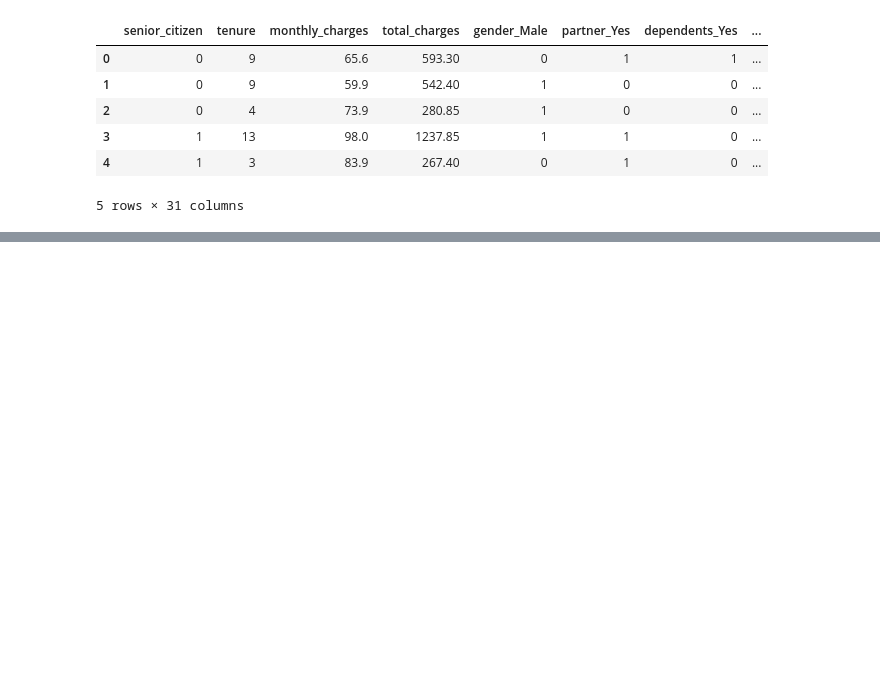
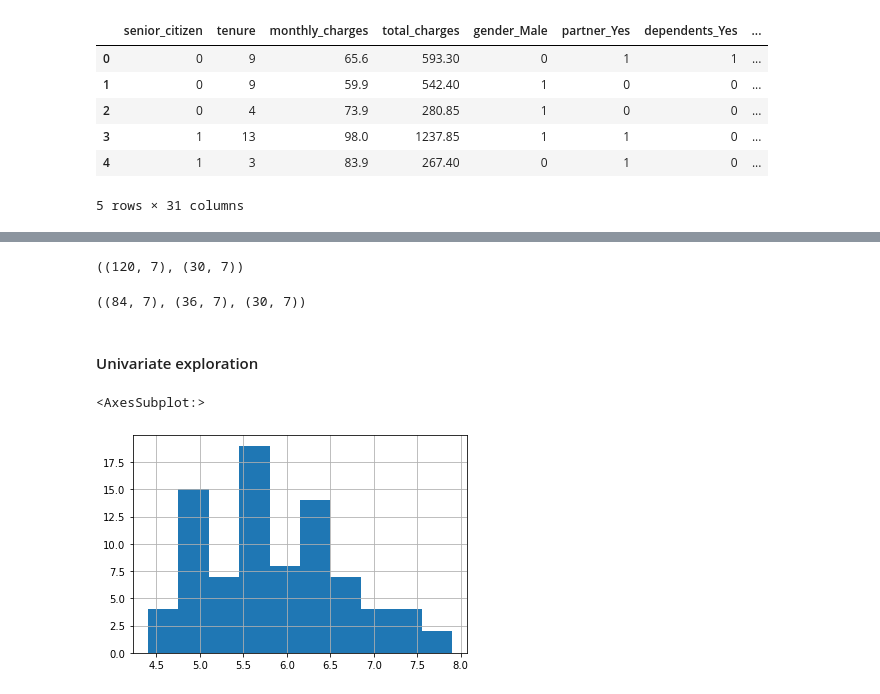
Before and after one commit to NSharick/classification-exercises, a Jupyter notebook: classification_exercises.ipynb, the cells around one changed output, grey strips where cells are left out. Drawn from its saved outputs; the diff is of its cells as text; code cells hidden in the pictures; blank space fills up the shorter version.

```diff
--- a/classification_exercises.ipynb
+++ b/classification_exercises.ipynb
@@ -780,0 +822,4 @@ prep_telco(ddff).head()
+# %%
+#pull the iris dataset
+df = get_iris_data()
+df.head()
@@ -780,0 +834,24 @@ prep_telco(ddff).head()
+# %%
+#split the dataset into train / test
+train, test = train_test_split(df, train_size = 0.8, stratify = df.species_name, random_state=123)
+# %%
+#verify the split
+train.shape, test.shape
+# %% [output]
+((120, 7), (30, 7))
+# %%
+#split the train dataset into train / validate
+train, validate = train_test_split(train, train_size = 0.7, stratify = train.species_name, random_state=123)
+# %%
+#verify the split
+train.shape, validate.shape, test.shape
+# %% [output]
+((84, 7), (36, 7), (30, 7))
+# %% [markdown]
+#### Univariate exploration
+# %%
+#sepal length histogram
+train.sepal_length.hist()
+# %% [output]
+<AxesSubplot:>
+[figure, added]
```
Also changed, not shown: parts of 17 cells of this notebook.
